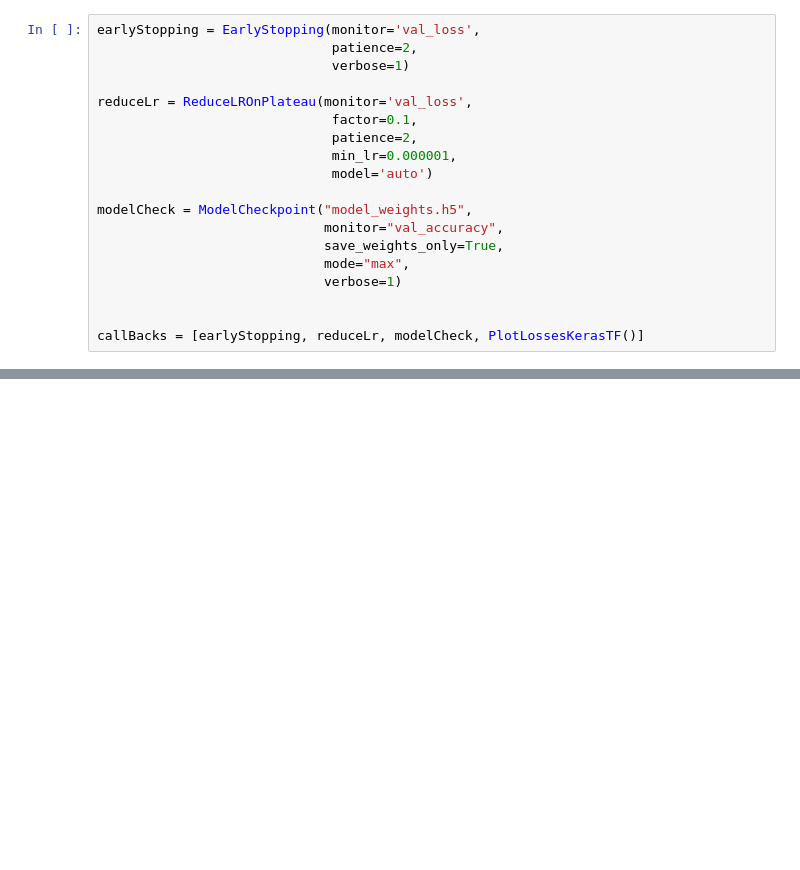
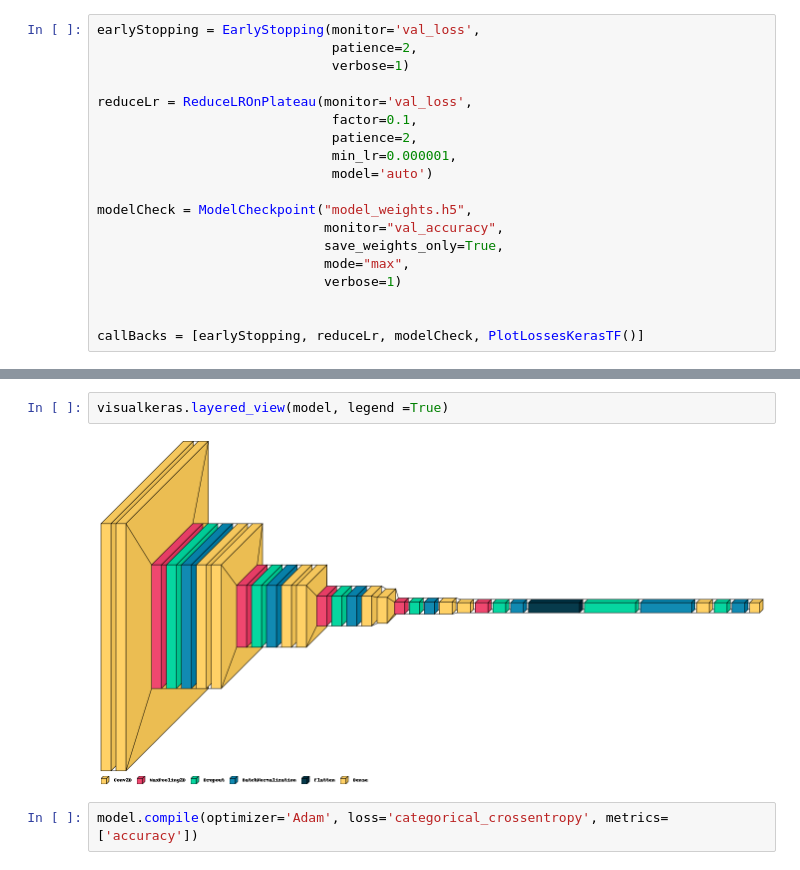
Before and after one commit to pinilDissanayaka/COVID-19-Detection-from-Chest-X-rays, a Jupyter notebook: code/Notebook1.ipynb, the cells around one changed output, grey strips where cells are left out. Drawn from its saved outputs; the diff is of its cells as text; blank space fills up the shorter version.

```diff
--- a/code/Notebook1.ipynb
+++ b/code/Notebook1.ipynb
@@ -265,0 +348,6 @@ callBacks = [earlyStopping, reduceLr, modelCheck, PlotLossesKerasTF()]
+# %%
+visualkeras.layered_view(model, legend =True)
+# %% [output]
+[figure, added]
+# %%
+model.compile(optimizer='Adam', loss='categorical_crossentropy', metrics=['accuracy'])
```
Also changed, not shown: parts of 6 cells of this notebook.
